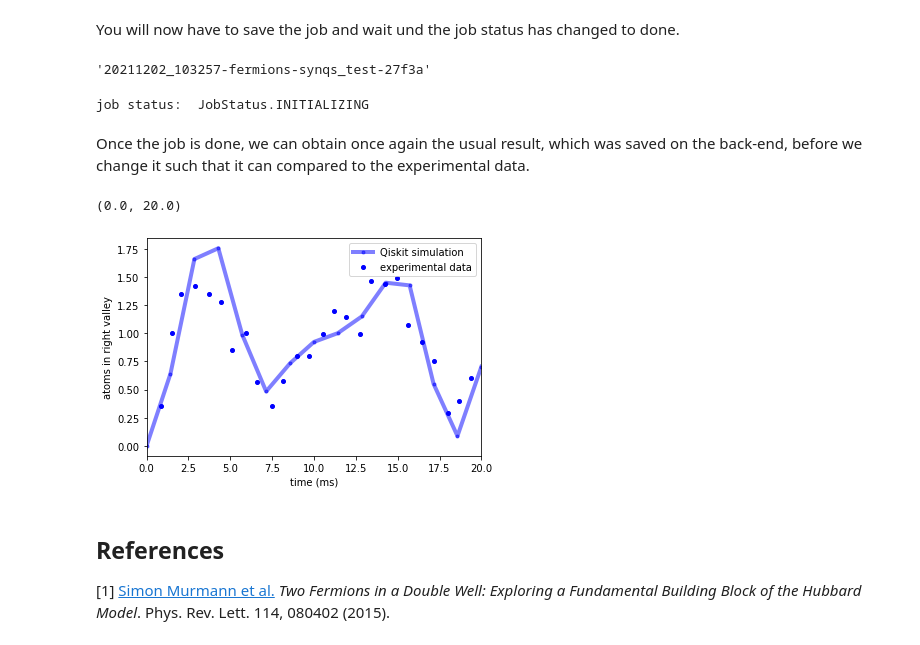
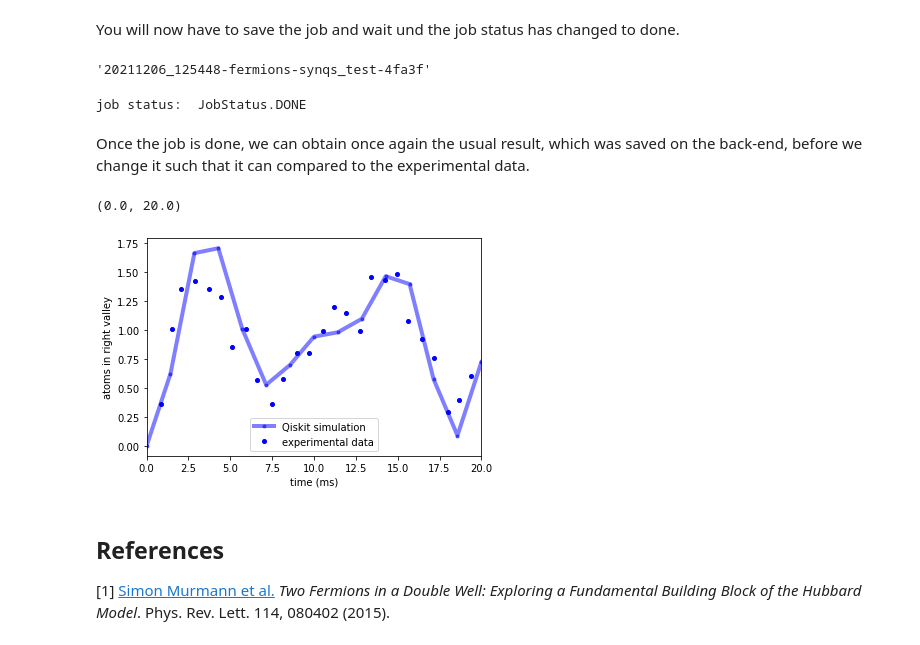
Before and after one commit to qiskit-community/qiskit-cold-atom, a Jupyter notebook: docs/tutorials/08_fermions_in_double_well.ipynb, the cells around one changed output. Drawn from its saved outputs; the diff is of its cells as text; code cells hidden in the pictures.

Commit message:
Update 08_fermions_in_double_well.ipynb
Update the tutorial to make it simpler to understand.

```diff
--- a/docs/tutorials/08_fermions_in_double_well.ipynb
+++ b/docs/tutorials/08_fermions_in_double_well.ipynb
@@ -177,7 +302,15 @@ from qiskit_cold_atom.fermions.fermion_gate_library import FermiHubbard
 provider = ColdAtomProvider()
 backend = provider.get_backend("fermionic_tweezer_simulator")
 # %%
-def get_left_right_occupation(counts):
+def get_left_right_occupation(counts: dict) -> list[float]:
+    """Tranform the counts into the experimentally observed occupation numbers.
+
+    Args:
+        counts (dict): A dictonary containing the observed counts.
+
+    Returns:
+        list[float]: the average occupations for the left and the right tweezer
+    """
     sum_counts = 0
     nL = 0
     nR = 0
@@ -205,9 +338,7 @@ for i in range(Ntimes):
     all_modes = range(8)
 
     qc.append(
-        FermiHubbard(
-            num_modes=8, j=[J * time, 0, 0], u=0 * time, mu=[0 * time, 0, 0, 0]
-        ),
+        FermiHubbard(num_modes=8, j=[J * time, 0, 0], u=0 * time, mu=[0 * time, 0, 0, 0]),
         qargs=all_modes,
     )
     qc.measure_all()
@@ -226,9 +357,7 @@ for i in range(Ntimes):
     all_modes = range(8)
 
     qc.append(
-        FermiHubbard(
-            num_modes=8, j=[J * time, 0, 0], u=U * time, mu=[0 * time, 0, 0, 0]
-        ),
+        FermiHubbard(num_modes=8, j=[J * time, 0, 0], u=U * time, mu=[0 * time, 0, 0, 0]),
         qargs=all_modes,
     )
     qc.measure_all()
@@ -285,5 +418,5 @@ from pprint import pprint
 # %%
-provider = ColdAtomProvider.load_account(R'C:\Users\Rohit_Prasad_Bhatt\.qiskit\cold_atom_credentials.conf')
+provider = ColdAtomProvider.load_account()
 
 fermion_device_backend = provider.get_backend("synqs_fermionic_tweezer_simulator")
 pprint(fermion_device_backend.configuration().supported_instructions)
@@ -397,42 +528,38 @@ You will now have to save the job and wait und the job status has changed to don
 # %%
 pprint(job2.job_id())
 # %% [output]
-'20211202_103257-fermions-synqs_test-27f3a'
+'20211206_125448-fermions-synqs_test-4fa3f'
 # %%
 job_retrieved2 = fermion_device_backend.retrieve_job(job_id=job2.job_id())
 print("job status: ", job_retrieved2.status())
 # %% [output]
-job status:  JobStatus.INITIALIZING
+job status:  JobStatus.DONE
 # %% [markdown]
 Once the job is done, we can obtain once again the usual result, which was saved on the back-end, before we change it such that it can compared to the experimental data.
 # %%
 result2 = job_retrieved2.result()
 outcomes2 = [result2.get_memory(i) for i in range(len(circuit2_list))]
 for i in range(Ntimes):
-    means_int[i] = (
-        np.array(list(map(str.split, outcomes2[i]))).astype("int").sum(axis=1).mean()
-    )
+    means_int[i] = np.array(list(map(str.split, outcomes2[i]))).astype("int").sum(axis=1).mean()
 
 
 f, ax2 = plt.subplots(1, 1, sharex=True, sharey=True)
 
-ax2.plot(
-    times * 1e3, means_int, "b.-", label="Qiskit simulation", linewidth=4, alpha=0.5
-)
+ax2.plot(times * 1e3, means_int, "b.-", label="Qiskit simulation", linewidth=4, alpha=0.5)
 ax2.plot(
     with_int_time,
     with_int_nR,
     "bo",
     label="experimental data",
     markersize=4,
 )
 ax2.set_ylabel(r"atoms in right valley")
 ax2.set_xlabel(r"time (ms)")
 ax2.legend()
 ax2.set_xlim(0, 20)
 # %% [output]
 (0.0, 20.0)
-[figure, old version]
+[figure, new version]
 # %% [markdown]
 ## References
 
```
Also changed, not shown: parts of 40 cells of this notebook.
